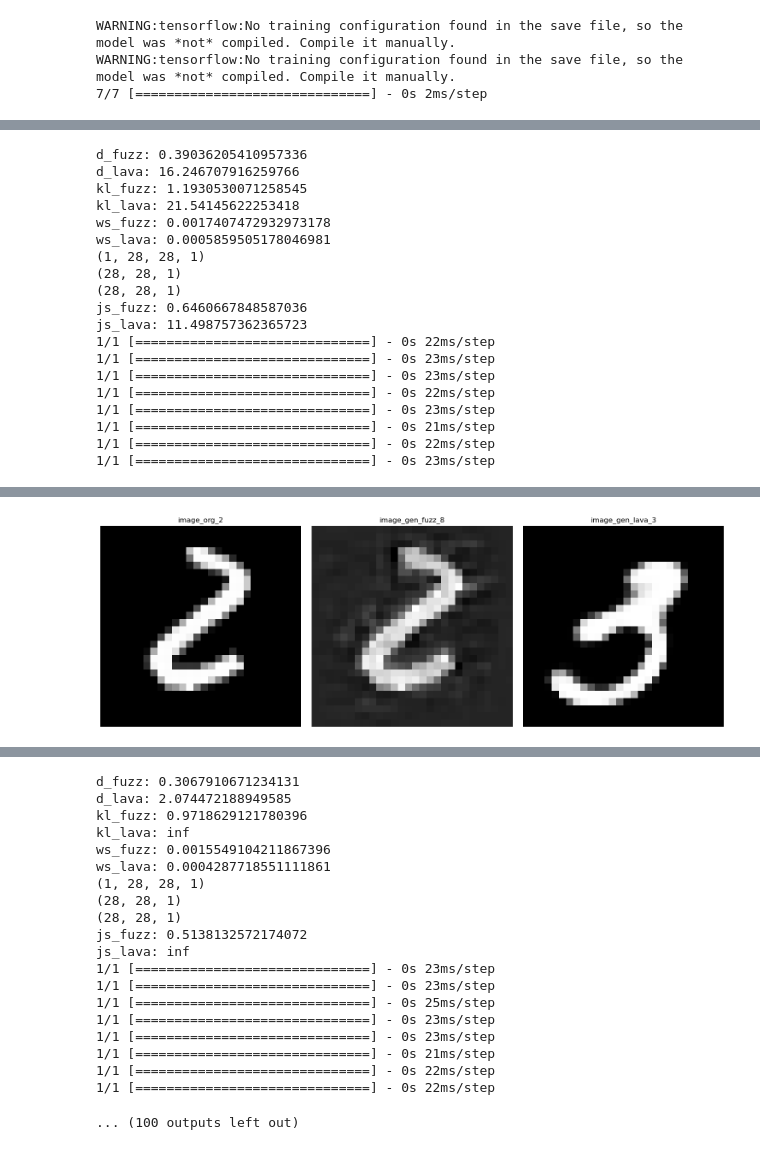
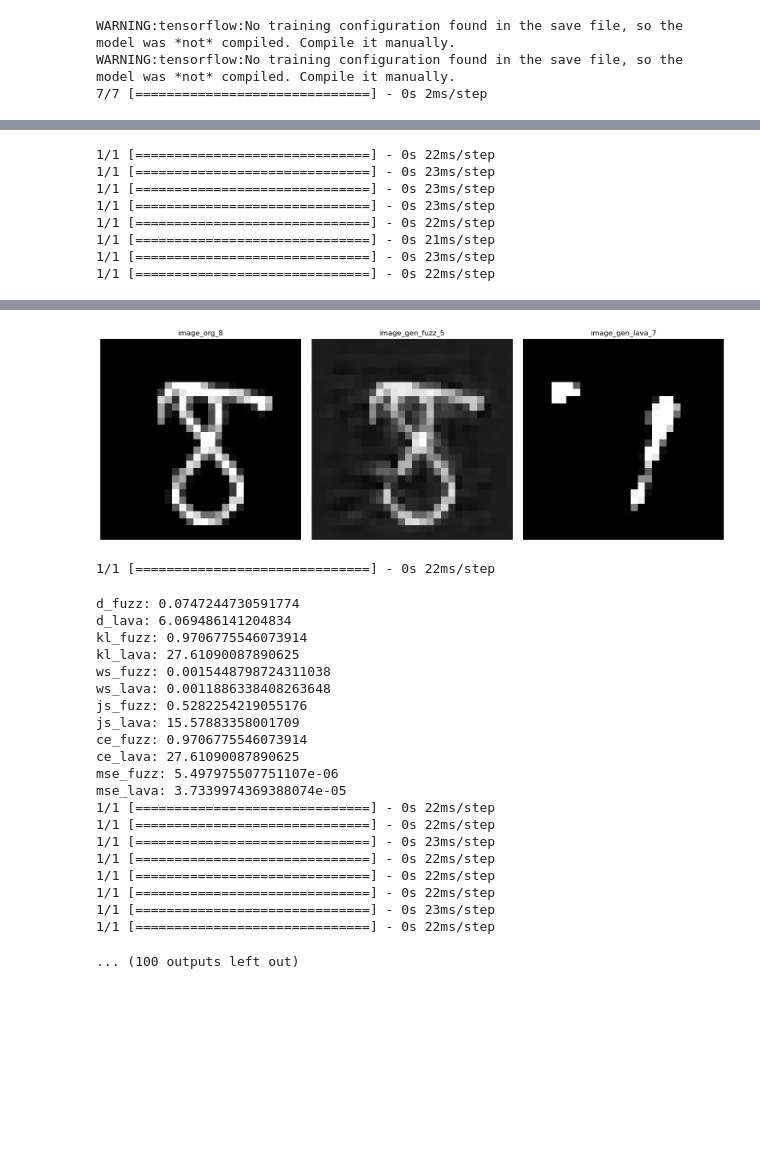
Before and after one commit to Daphne1320/XAI-guided-test-generation, a Jupyter notebook: CompareMetrics.ipynb, the cells around one changed output, grey strips where cells are left out. Cells and saved outputs as stored; diff of their text form; code cells hidden in the pictures; blank space fills up the shorter version.

```diff
--- a/CompareMetrics.ipynb
+++ b/CompareMetrics.ipynb
@@ -76,10 +76,15 @@ for i in tqdm(range(len(x_view))):
         ws_lava = ws_distance(image_org, image_gen_lava)
         print(f"ws_fuzz: {ws_fuzz}\nws_lava: {ws_lava}")
 
-        print(image_org.shape)
-        print(image_gen_fuzz.shape)
-        print(image_gen_lava.shape)
         js_fuzz = js_divergence(image_org, image_gen_fuzz)
         js_lava = js_divergence(image_org, image_gen_lava)
         print(f"js_fuzz: {js_fuzz}\njs_lava: {js_lava}")
+
+        ce_fuzz = cross_entropy(image_org, image_gen_fuzz)
+        ce_lava = cross_entropy(image_org, image_gen_lava)
+        print(f"ce_fuzz: {ce_fuzz}\nce_lava: {ce_lava}")
+
+        mse_fuzz = mse_loss(image_org, image_gen_fuzz)
+        mse_lava = mse_loss(image_org, image_gen_lava)
+        print(f"mse_fuzz: {mse_fuzz}\nmse_lava: {mse_lava}")
 # %% [output]
@@ -120,19 +131,8 @@ for i in tqdm(range(len(x_view))):
-d_fuzz: 0.39036205410957336
-d_lava: 16.246707916259766
-kl_fuzz: 1.1930530071258545
-kl_lava: 21.54145622253418
-ws_fuzz: 0.0017407472932973178
-ws_lava: 0.0005859505178046981
-(1, 28, 28, 1)
-(28, 28, 1)
-(28, 28, 1)
-js_fuzz: 0.6460667848587036
-js_lava: 11.498757362365723
 1/1 [==============================] - 0s 22ms/step
 1/1 [==============================] - 0s 23ms/step
 1/1 [==============================] - 0s 23ms/step
+1/1 [==============================] - 0s 23ms/step
 1/1 [==============================] - 0s 22ms/step
+1/1 [==============================] - 0s 21ms/step
 1/1 [==============================] - 0s 23ms/step
-1/1 [==============================] - 0s 21ms/step
 1/1 [==============================] - 0s 22ms/step
-1/1 [==============================] - 0s 23ms/step
@@ -155,2 +155 @@ js_lava: 11.498757362365723
-[figure, removed]
 1/1 [==============================] - 0s 23ms/step
@@ -157,20 +163,23 @@ js_lava: 11.498757362365723
+[figure, new version]
-d_fuzz: 0.3067910671234131
-d_lava: 2.074472188949585
-kl_fuzz: 0.9718629121780396
-kl_lava: inf
-ws_fuzz: 0.0015549104211867396
-ws_lava: 0.0004287718551111861
-(1, 28, 28, 1)
-(28, 28, 1)
-(28, 28, 1)
-js_fuzz: 0.5138132572174072
-js_lava: inf
-1/1 [==============================] - 0s 23ms/step
-1/1 [==============================] - 0s 23ms/step
-1/1 [==============================] - 0s 25ms/step
-1/1 [==============================] - 0s 23ms/step
-1/1 [==============================] - 0s 23ms/step
-1/1 [==============================] - 0s 21ms/step
 1/1 [==============================] - 0s 22ms/step
-1/1 [==============================] - 0s 22ms/step
-... (100 outputs left out)
+d_fuzz: 0.0747244730591774
+d_lava: 6.069486141204834
+kl_fuzz: 0.9706775546073914
+kl_lava: 27.61090087890625
+ws_fuzz: 0.0015448798724311038
+ws_lava: 0.0011886338408263648
+js_fuzz: 0.5282254219055176
+js_lava: 15.57883358001709
+ce_fuzz: 0.9706775546073914
+ce_lava: 27.61090087890625
+mse_fuzz: 5.497975507751107e-06
+mse_lava: 3.7339974369388074e-05
+1/1 [==============================] - 0s 22ms/step
+1/1 [==============================] - 0s 22ms/step
+1/1 [==============================] - 0s 23ms/step
+1/1 [==============================] - 0s 22ms/step
+1/1 [==============================] - 0s 22ms/step
+1/1 [==============================] - 0s 22ms/step
+1/1 [==============================] - 0s 23ms/step
+1/1 [==============================] - 0s 22ms/step
+... (100 outputs left out)
```
Also changed, not shown: parts of 2 cells of this notebook, 1 other file.
